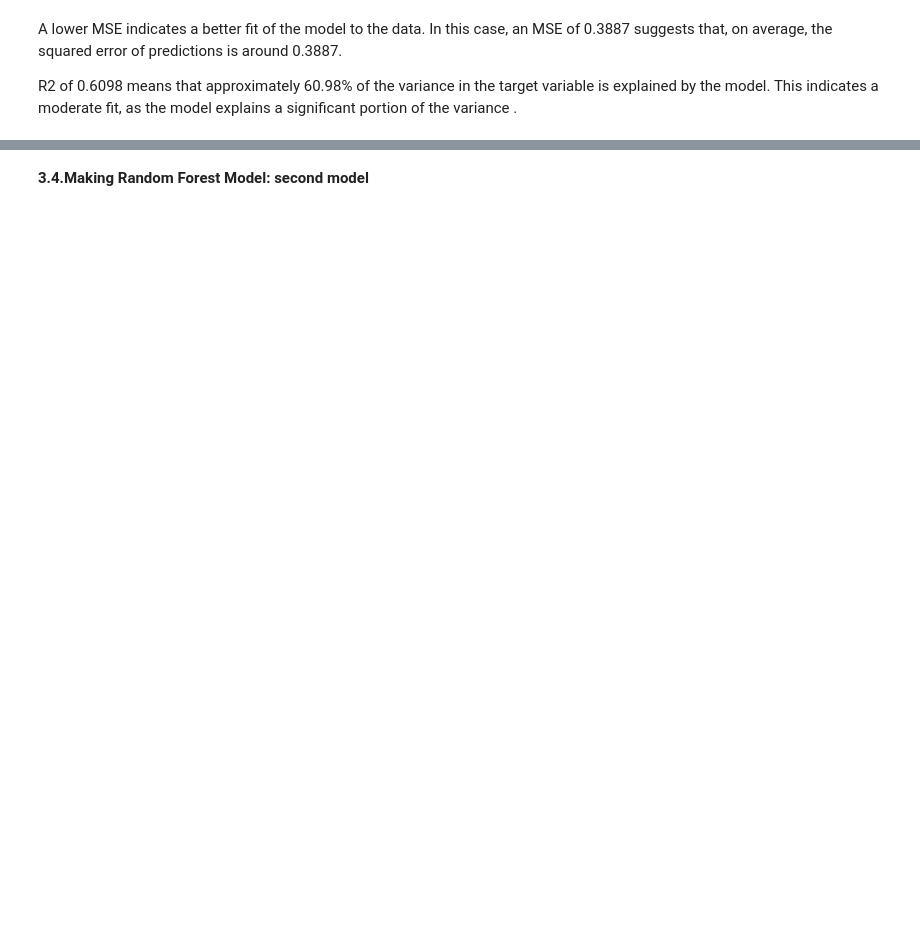
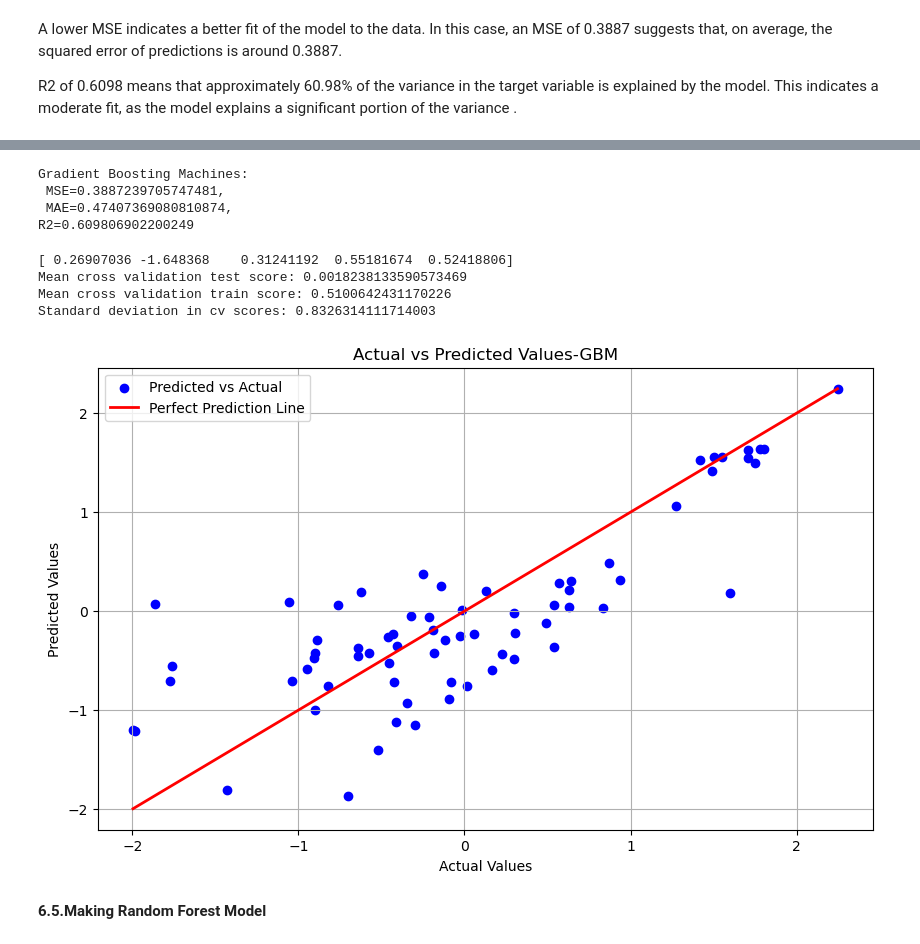
Before and after one commit to Mary080102/Capston-Two, a Jupyter notebook: Modeling.ipynb, the cells around one changed output, grey strips where cells are left out. Saved outputs shown, nothing was run; the diff lists cells and outputs as text; code cells hidden in the pictures; blank space fills up the shorter version.

```diff
--- a/Modeling.ipynb
+++ b/Modeling.ipynb
@@ -141,4 +248,58 @@ The results from second model exactly the same as first model.
+# %%
+
+# Train GBM model
+model3 = GradientBoostingRegressor()
+model3.fit(X_train, y_train)
+
+# Predict on the test set
+y_pred_gbm= model3.predict(X_test)
+
+# Evaluate model performance
+mse_gbm = mean_squared_error(y_test,y_pred_gbm)
+
+mae_gbm= mean_absolute_error(y_test,y_pred_gbm)
+
+r2_gbm = r2_score(y_test,y_pred_gbm)
+print(f"Gradient Boosting Machines:\n MSE={mse_mlr},\n MAE={mae_mlr},\nR2={r2_mlr}")
+# %% [output]
+Gradient Boosting Machines:
+ MSE=0.3887239705747481,
+ MAE=0.47407369080810874,
+R2=0.609806902200249
+# %%
+#Assessing performance using cross-validation
+cv_scores_test = cross_val_score(model3,X_test,y_test,cv=5)
+cv_scores_train= cross_val_score(model2,X_train,y_train,cv=5)
+print(cv_scores_test)
+cv_scores_model3_test=cv_scores_test.mean()
+cv_scores_model3_train=cv_scores_train.mean()
+cv_scores_std_model3=cv_scores_test.std()
+
+print ('Mean cross validation test score: ' +str(cv_scores_model3_test))
+print ('Mean cross validation train score: ' +str(cv_scores_model3_train))
+print ('Standard deviation in cv scores: ' +str(cv_scores_std_model3))
+# %% [output]
+[ 0.26907036 -1.648368    0.31241192  0.55181674  0.52418806]
+Mean cross validation test score: 0.0018238133590573469
+Mean cross validation train score: 0.5100642431170226
+Standard deviation in cv scores: 0.8326314111714003
+# %%
+# Plot observed vs predicted values
+plt.figure(figsize=(10, 6))
+plt.scatter(y_test, y_pred_gbm, color='blue', label='Predicted vs Actual')
+plt.plot([min(y_test), max(y_test)], [min(y_test), max(y_test)], color='red', linewidth=2, label='Perfect Prediction Line')
+
+
+# Labels and title
+plt.xlabel('Actual Values')
+plt.ylabel('Predicted Values')
+plt.title('Actual vs Predicted Values-GBM')
+plt.legend()
+plt.grid(True)
+plt.show()
+# %% [output]
+[figure, added]
 # %% [markdown]
-**3.4.Making Random Forest Model: second model**
+**6.5.Making Random Forest Model**
 # %%
 # Define the parameter grid for hyperparameter tuning
```
Also changed, not shown: parts of 39 cells of this notebook.
